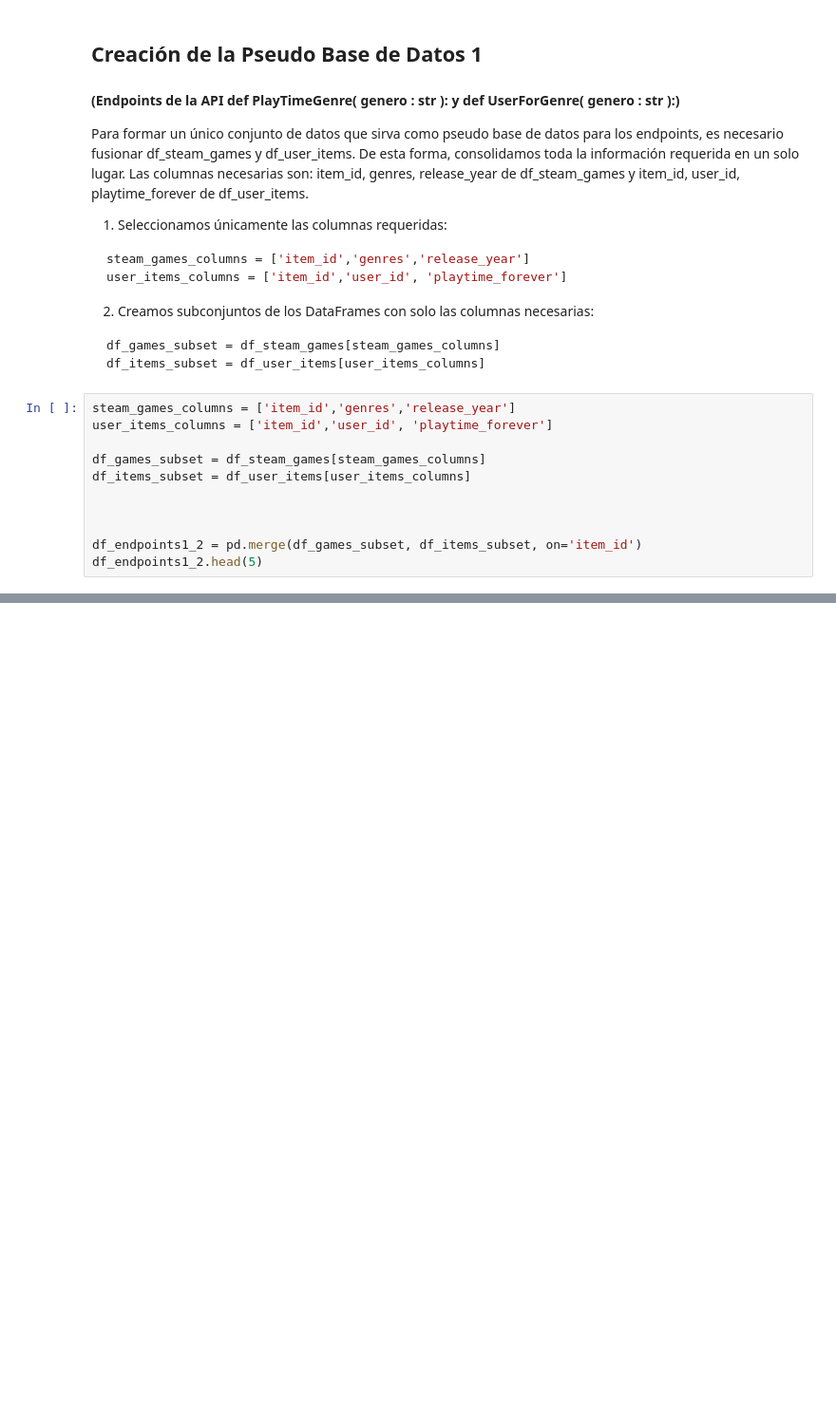
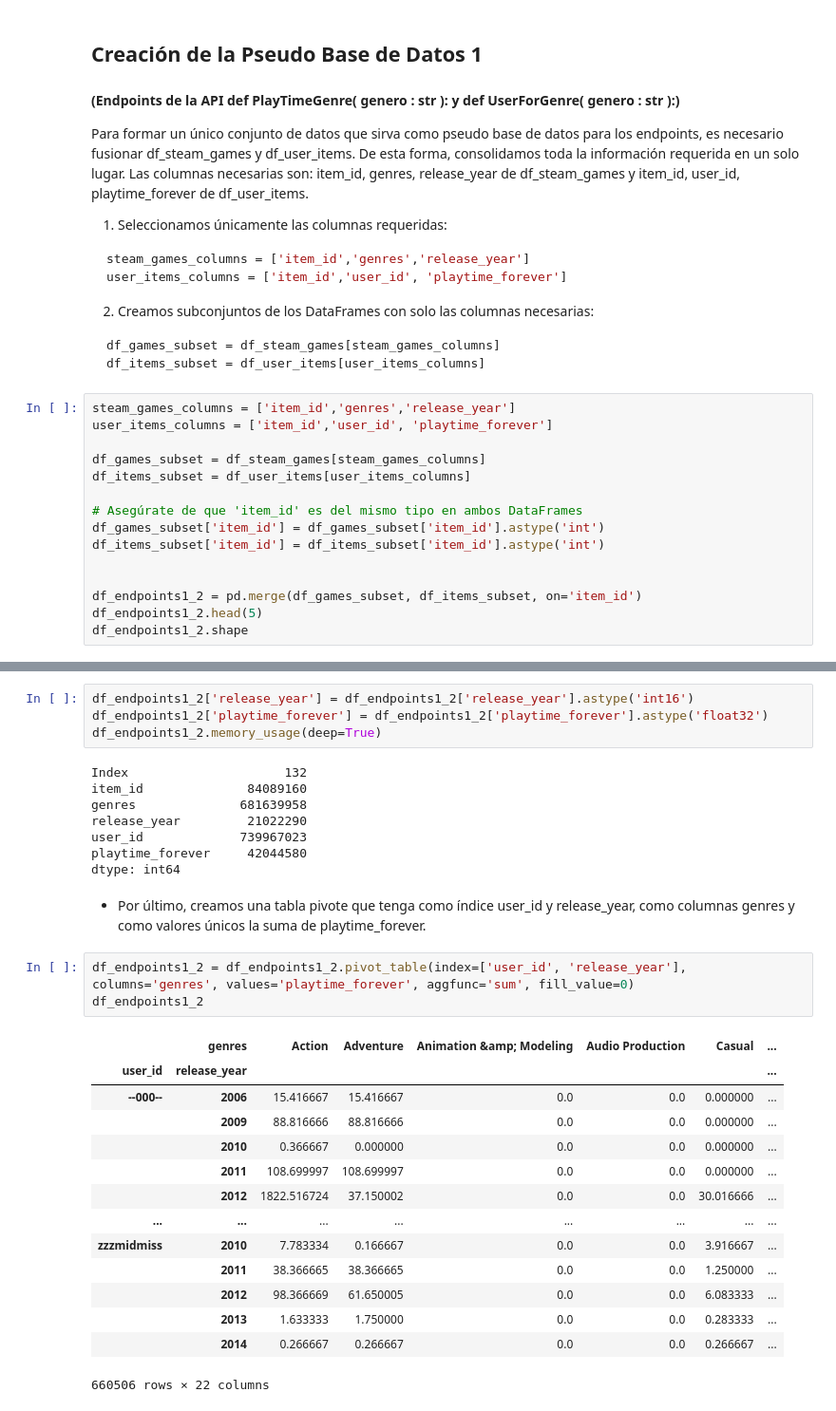
Before and after one commit to rrobles9112/Steam-MLOPS, a Jupyter notebook: Notebooks/Feature_engineering.ipynb, the cells around one changed output, grey strips where cells are left out. Shown: that part at 95% size. Drawn from its saved outputs; the diff is of its cells as text; blank space fills up the shorter version.

```diff
--- a/Notebooks/Feature_engineering.ipynb
+++ b/Notebooks/Feature_engineering.ipynb
@@ -97,7 +151,11 @@ user_items_columns = ['item_id','user_id', 'playtime_forever']
 df_games_subset = df_steam_games[steam_games_columns]
 df_items_subset = df_user_items[user_items_columns]
 
+# Asegúrate de que 'item_id' es del mismo tipo en ambos DataFrames
+df_games_subset['item_id'] = df_games_subset['item_id'].astype('int')
+df_items_subset['item_id'] = df_items_subset['item_id'].astype('int')
 
 
 df_endpoints1_2 = pd.merge(df_games_subset, df_items_subset, on='item_id')
 df_endpoints1_2.head(5)
+df_endpoints1_2.shape
@@ -110,0 +179,32 @@ df_endpoints1_2.head()
+# %%
+df_endpoints1_2['release_year'] = df_endpoints1_2['release_year'].astype('int16')
+df_endpoints1_2['playtime_forever'] = df_endpoints1_2['playtime_forever'].astype('float32')
+df_endpoints1_2.memory_usage(deep=True)
+# %% [output]
+Index                     132
+item_id              84089160
+genres              681639958
+release_year         21022290
+user_id             739967023
+playtime_forever     42044580
+dtype: int64
+# %% [markdown]
+- Por último, creamos una tabla pivote que tenga como índice user_id y release_year, como columnas genres y como valores únicos la suma de playtime_forever.
+# %%
+df_endpoints1_2 = df_endpoints1_2.pivot_table(index=['user_id', 'release_year'], columns='genres', values='playtime_forever', aggfunc='sum', fill_value=0)
+df_endpoints1_2
+# %% [output]
+|  | genres | Action | Adventure | Animation &amp; Modeling | Audio Production | Casual | ... |
+| user_id | release_year |  |  |  |  |  | ... |
+| --000-- | 2006 | 15.416667 | 15.416667 | 0.0 | 0.0 | 0.000000 | ... |
+|  | 2009 | 88.816666 | 88.816666 | 0.0 | 0.0 | 0.000000 | ... |
+|  | 2010 | 0.366667 | 0.000000 | 0.0 | 0.0 | 0.000000 | ... |
+|  | 2011 | 108.699997 | 108.699997 | 0.0 | 0.0 | 0.000000 | ... |
+|  | 2012 | 1822.516724 | 37.150002 | 0.0 | 0.0 | 30.016666 | ... |
+| ... | ... | ... | ... | ... | ... | ... | ... |
+| zzzmidmiss | 2010 | 7.783334 | 0.166667 | 0.0 | 0.0 | 3.916667 | ... |
+|  | 2011 | 38.366665 | 38.366665 | 0.0 | 0.0 | 1.250000 | ... |
+|  | 2012 | 98.366669 | 61.650005 | 0.0 | 0.0 | 6.083333 | ... |
+|  | 2013 | 1.633333 | 1.750000 | 0.0 | 0.0 | 0.283333 | ... |
+|  | 2014 | 0.266667 | 0.266667 | 0.0 | 0.0 | 0.266667 | ... |
+660506 rows × 22 columns
```
Also changed, not shown: parts of 7 cells of this notebook, 4 other files.
